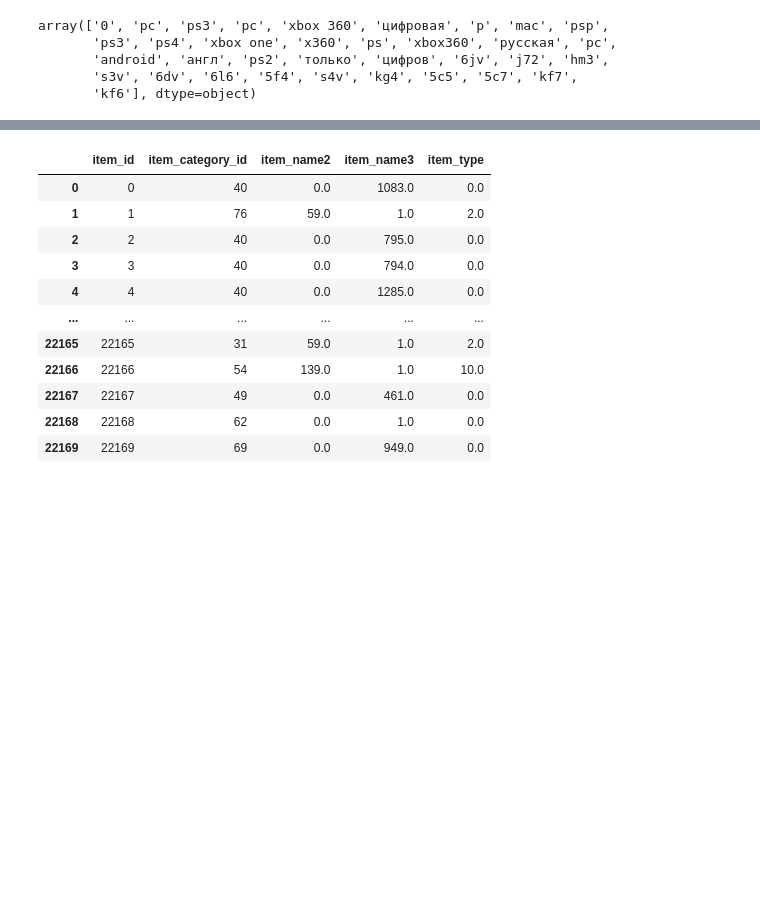
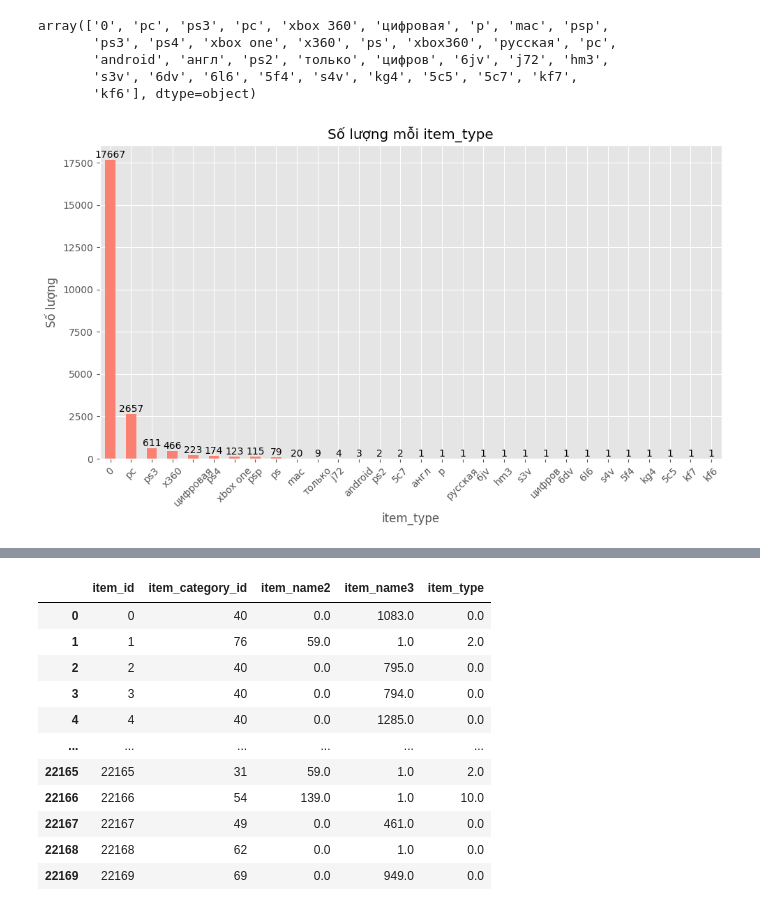
Before and after one commit to EnderMagician/FutureSalePrediction, a Jupyter notebook: FutureSalePrediction.ipynb, the cells around one changed output, grey strips where cells are left out. Saved outputs shown, nothing was run; the diff lists cells and outputs as text; code cells hidden in the pictures; blank space fills up the shorter version.

```diff
--- a/FutureSalePrediction.ipynb
+++ b/FutureSalePrediction.ipynb
@@ -252,6 +268,22 @@ def clean_item_type(x):
         return 'ps3'
     return x
 items_df['item_type'] = items_df['item_type'].apply(lambda x: clean_item_type(x))
+# %%
+item_type_counts = items_df['item_type'].value_counts()
+ax = item_type_counts.plot(kind='bar', figsize=(10, 6), color='salmon')
+
+# Thêm nhãn số trên đầu mỗi cột
+for i, v in enumerate(item_type_counts):
+    ax.text(i, v + 0.5, str(v), ha='center', va='bottom', fontsize=10)
+
+plt.title('Số lượng mỗi item_type')
+plt.xlabel('item_type')
+plt.ylabel('Số lượng')
+plt.xticks(rotation=45)
+plt.tight_layout()
+plt.show()
+# %% [output]
+[figure, added]
 # %%
 item_types = items_df['item_type'].value_counts()
 item_types = item_types[item_types>=20]
```
Also changed, not shown: parts of 34 cells of this notebook, 1 other file.
